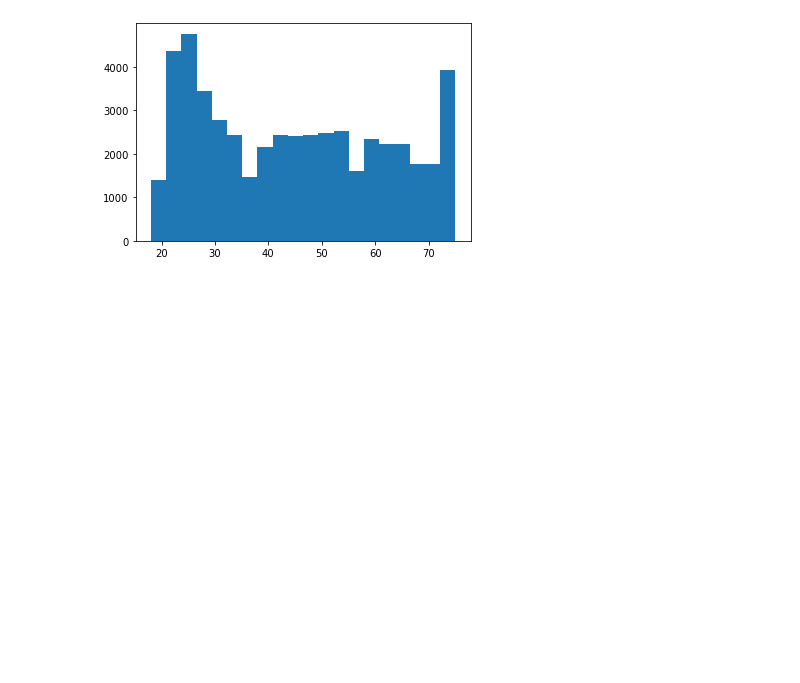
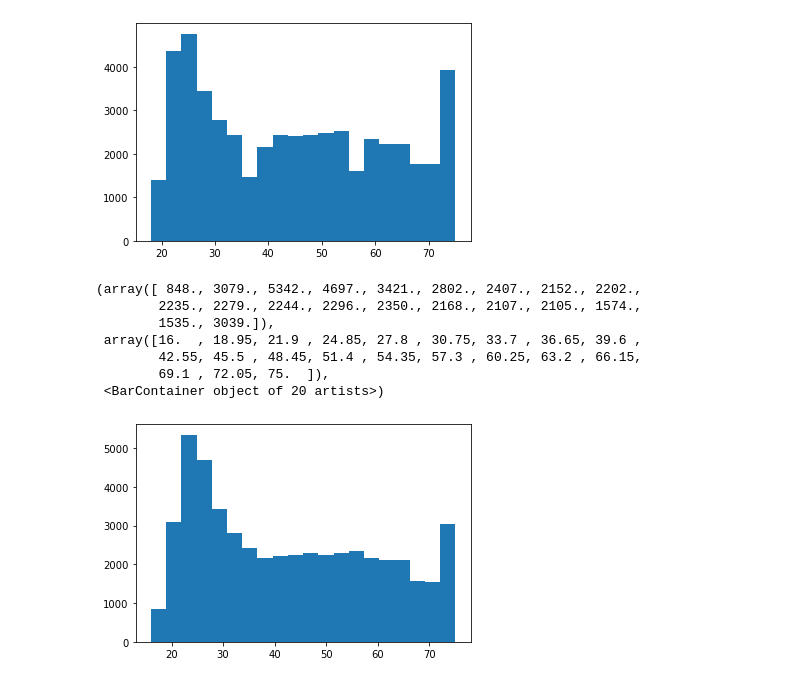
Before and after one commit to Suchitra-Majumdar/Health_Insurance_Lead_Prediction, a Jupyter notebook: Health Insurance Lead Prediction.ipynb, the cells around one changed output. Drawn from its saved outputs; the diff is of its cells as text; code cells hidden in the pictures; blank space fills up the shorter version.

```diff
--- a/Health Insurance Lead Prediction.ipynb
+++ b/Health Insurance Lead Prediction.ipynb
@@ -92,4 +92,13 @@ plt.hist(df['Upper_Age'],bins=20)
  <BarContainer object of 20 artists>)
 [figure]
 # %%
-plt.hist(df['Lower_A'])
+plt.hist(df['Lower_Age'],bins=20)
+# %% [output]
+(array([ 848., 3079., 5342., 4697., 3421., 2802., 2407., 2152., 2202.,
+        2235., 2279., 2244., 2296., 2350., 2168., 2107., 2105., 1574.,
+        1535., 3039.]),
+ array([16.  , 18.95, 21.9 , 24.85, 27.8 , 30.75, 33.7 , 36.65, 39.6 ,
+        42.55, 45.5 , 48.45, 51.4 , 54.35, 57.3 , 60.25, 63.2 , 66.15,
+        69.1 , 72.05, 75.  ]),
+ <BarContainer object of 20 artists>)
+[figure, added]
```
Also changed, not shown: parts of 9 cells of this notebook.
